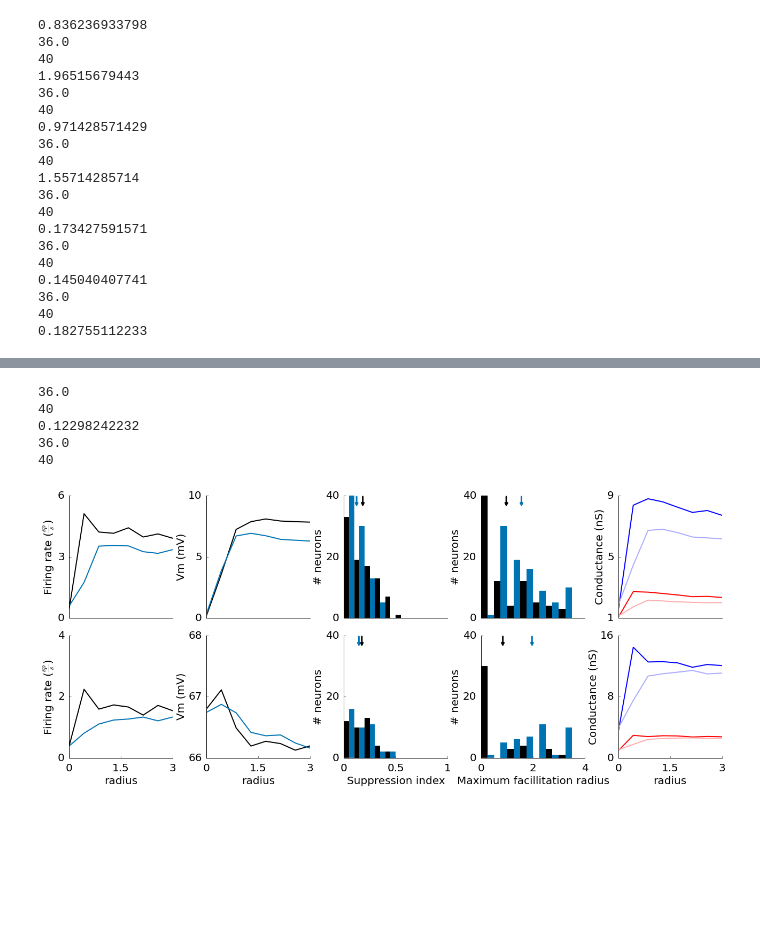
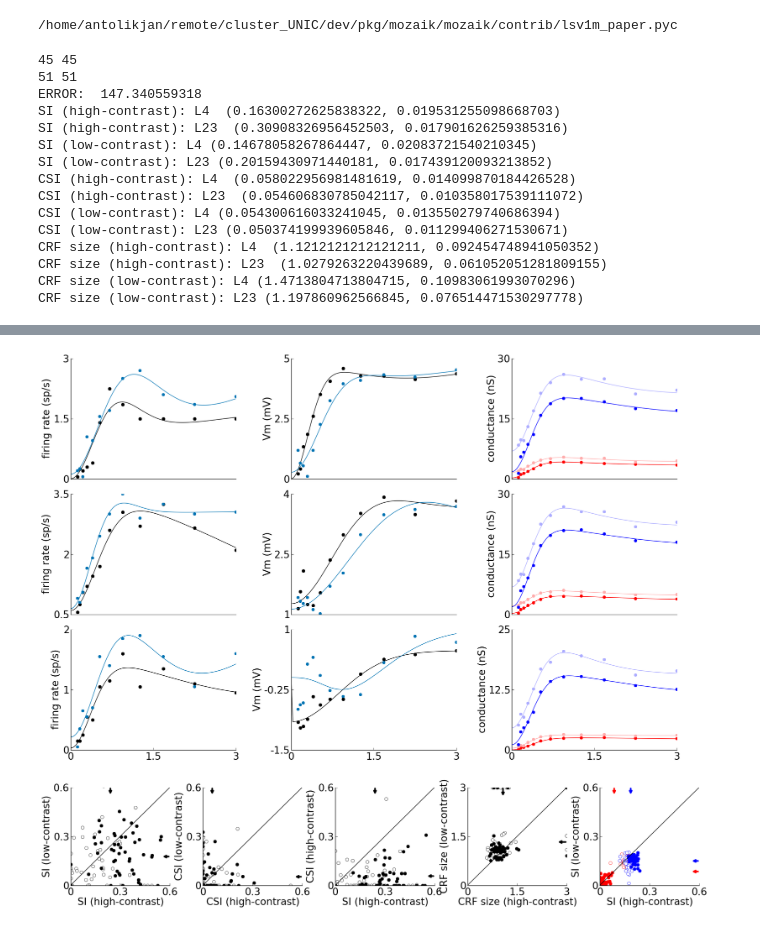
Before and after one commit to antolikjan/notebooks, a Jupyter notebook: size tuning.ipynb, the cells around one changed output, grey strips where cells are left out. Saved outputs shown, nothing was run; the diff lists cells and outputs as text; code cells hidden in the pictures; blank space fills up the shorter version.

```diff
--- a/size tuning.ipynb
+++ b/size tuning.ipynb
@@ -4,13 +4,18 @@ import matplotlib.animation
 print matplotlib.animation.writers.list()
 print sys.path
 
-sys.path.insert(0,'/home/jan/cluster/mozaik/')
+sys.path.insert(0,'/home/antolikjan/remote/cluster_UNIC/dev/pkg/mozaik/mozaik/')
+sys.path.insert(0,'/home/antolikjan/remote/cluster_UNIC/dev/pkg/mozaik/mozaik/contrib/')
+sys.path.insert(0,'/home/antolikjan/remote/cluster_UNIC/dev/pkg/mozaik/mozaik/contrib/PushPullCCLISSOMModelSSIzL23')
+
 import numpy
 import mozaik
 from mozaik.controller import run_workflow, setup_logging
 from mozaik.storage.datastore import Hdf5DataStore,PickledDataStore
 from parameters import ParameterSet
 from mozaik.visualization.plotting import *
+
+import lsv1m_paper
 
 from mozaik.analysis.technical import NeuronAnnotationsToPerNeuronValues
 from mozaik.tools.mozaik_parametrized import colapse, colapse_to_dictionary, MozaikParametrized
@@ -19,15 +24,12 @@ from mozaik.analysis.vision import *
 from mozaik.storage.queries import *
 from mozaik.visualization.helper_functions import *
 
-import sys
-sys.path.append('/home/jan/cluster/mozaik/contrib/')
-sys.path.append('/home/jan/cluster/mozaik/contrib/PushPullCCLISSOMModelSSIzL23')
-from analysis_and_visualization import perform_analysis_and_visualization
+#from analysis_and_visualization import perform_analysis_and_visualization
 %matplotlib inline
 
 setup_logging()
 
-data_store = PickledDataStore(load=True,parameters=ParameterSet({'root_directory':'/home/jan/cluster/mozaik/contrib/PushPullCCLISSOMModelSSIzL23/20160621-155005[param_final_l23affor_outK_fastidelay_big.defaults]CombinationParamSearch{13}/SelfSustainedPushPull_ParameterSearch_____arborization_scaler:1.0_num_samples:40_U:0.5_tau_rec:120_K:800_base_weight:0.0014_base_weight:0.0021_inhibitory_connection_ratio:0.65_l23_aff_ratio:0.4_density:800_sx:3500_rand_struct_ratio:0.85_tau_m:13.0','store_stimuli': False}),replace=True)
+data_store = PickledDataStore(load=True,parameters=ParameterSet({'root_directory':'/home/antolikjan/remote/cluster_UNIC/dev/pkg/mozaik/mozaik/contrib/New/20180714-191353[new_std_orf_large.defaults]CombinationParamSearch{13}/SelfSustainedPushPull_ParameterSearch_____sigma:1.2_base_weight:0.0014_size:0.17_K:1000_base_weight:0.0012_sigma:2.0_layer23_aff_ratio:0.25_tau_m:15.0_tau_syn_I:12.0_v_thresh:-54_density:2000_base_weight:0.0027_stdev:2.2','store_stimuli': False}),replace=True)
 
 NeuronAnnotationsToPerNeuronValues(data_store,ParameterSet({})).analyse()
 analog_ids = param_filter_query(data_store,sheet_name="V1_Exc_L4").get_segments()[0].get_stored_esyn_ids()
@@ -79,8 +81,8 @@ spike_ids_inh23 = param_filter_query(data_store,sheet_name="V1_Inh_L2/3").get_se
 l4_exc_or = data_store.get_analysis_result(identifier='PerNeuronValue',value_name = 'LGNAfferentOrientation', sheet_name = 'V1_Exc_L4')[0]
 l23_exc_or = data_store.get_analysis_result(identifier='PerNeuronValue',value_name = 'LGNAfferentOrientation', sheet_name = 'V1_Exc_L2/3')[0]
 
-l4_exc_or_many = numpy.array(spike_ids)[numpy.nonzero(numpy.array([circular_dist(l4_exc_or.get_value_by_id(i),0,numpy.pi)  for i in spike_ids]) < 0.1)[0]]
-l23_exc_or_many = numpy.array(spike_ids23)[numpy.nonzero(numpy.array([circular_dist(l23_exc_or.get_value_by_id(i),0,numpy.pi)  for i in spike_ids23]) < 0.1)[0]]
+l4_exc_or_many = numpy.array(spike_ids)[numpy.nonzero(numpy.array([circular_dist(l4_exc_or.get_value_by_id(i),0,numpy.pi)  for i in spike_ids]) < 0.15)[0]]
+l23_exc_or_many = numpy.array(spike_ids23)[numpy.nonzero(numpy.array([circular_dist(l23_exc_or.get_value_by_id(i),0,numpy.pi)  for i in spike_ids23]) < 0.15)[0]]
 
 
 idx23 = data_store.get_sheet_indexes(sheet_name='V1_Exc_L2/3',neuron_ids=l23_exc_or_many)
@@ -88,10 +90,12 @@ idx4 = data_store.get_sheet_indexes(sheet_name='V1_Exc_L4',neuron_ids=l4_exc_or_
 
 x = data_store.get_neuron_postions()['V1_Exc_L4'][0][idx4]
 y = data_store.get_neuron_postions()['V1_Exc_L4'][1][idx4]
-center4 = l4_exc_or_many[numpy.nonzero(numpy.sqrt(numpy.multiply(x,x)+numpy.multiply(y,y)) < 0.2)[0]]
+center4 = l4_exc_or_many[numpy.nonzero(numpy.sqrt(numpy.multiply(x,x)+numpy.multiply(y,y)) < 0.15)[0]]
+#center4 = l4_exc_or_many[numpy.nonzero(numpy.logical_and(x<0.1 , y<0.1))[0]]
 x = data_store.get_neuron_postions()['V1_Exc_L2/3'][0][idx23]
 y = data_store.get_neuron_postions()['V1_Exc_L2/3'][1][idx23]
-center23 = l23_exc_or_many[numpy.nonzero(numpy.sqrt(numpy.multiply(x,x)+numpy.multiply(y,y)) < 0.2)[0]]
+#center23 = l23_exc_or_many[numpy.nonzero(numpy.logical_and(x<0.1 , y<0.1))[0]]
+center23 = l23_exc_or_many[numpy.nonzero(numpy.sqrt(numpy.multiply(x,x)+numpy.multiply(y,y)) < 0.15)[0]]
 
 analog_center4 = set(center4).intersection(analog_ids)
 analog_center23 = set(center23).intersection(analog_ids23)
@@ -149,24 +379,24 @@ INFO:Mozaik:1.98681650842e-16
+# %%
+print lsv1m_paper.__file__
+# %% [output]
+/home/antolikjan/remote/cluster_UNIC/dev/pkg/mozaik/mozaik/contrib/lsv1m_paper.pyc
 # %%
-from contrib import lsv1m_paper
+import lsv1m_paper
 reload(lsv1m_paper)
-lsv1m_paper.SizeTuningOverview(data_store,ParameterSet({'l4_neurons' : list(center4),'l23_neurons' : list(center23),'l4_neurons_analog' : list(analog_center4),'l23_neurons_analog' : list(analog_center23)}),plot_file_name='SizeTuningOverview.png',fig_param={'dpi' : 300,'figsize': (18,8)}).plot()
+lsv1m_paper.SizeTuningOverviewNew(data_store,ParameterSet({'l4_neurons' : list(center4),'l23_neurons' : list(center23),'l4_neurons_analog' : list(analog_center4),'l23_neurons_analog' : list(analog_center23)}),plot_file_name='SizeTuningOverview.png',fig_param={'dpi' : 100,'figsize': (18,15.6)}).plot()
 # %% [output]
-0.836236933798
-36.0
-40
-1.96515679443
-36.0
-40
-0.971428571429
-36.0
-40
-1.55714285714
-36.0
-40
-0.173427591571
-36.0
-40
-0.145040407741
-36.0
-40
-0.182755112233
+45 45
+51 51
+ERROR:  147.340559318
+SI (high-contrast): L4  (0.16300272625838322, 0.019531255098668703)
+SI (high-contrast): L23  (0.30908326956452503, 0.017901626259385316)
+SI (low-contrast): L4 (0.14678058267864447, 0.02083721540210345)
+SI (low-contrast): L23 (0.20159430971440181, 0.017439120093213852)
+CSI (high-contrast): L4  (0.058022956981481619, 0.014099870184426528)
+CSI (high-contrast): L23  (0.054606830785042117, 0.010358017539111072)
+CSI (low-contrast): L4 (0.054300616033241045, 0.013550279740686394)
+CSI (low-contrast): L23 (0.050374199939605846, 0.011299406271530671)
+CRF size (high-contrast): L4  (1.1212121212121211, 0.092454748941050352)
+CRF size (high-contrast): L23  (1.0279263220439689, 0.061052051281809155)
+CRF size (low-contrast): L4 (1.4713804713804715, 0.10983061993070296)
+CRF size (low-contrast): L23 (1.197860962566845, 0.076514471530297778)
@@ -175,6 +404 @@ SizeTuningOverview plotting took: 24.8259339333seconds
-36.0
-40
-0.12298242232
-36.0
-40
-[figure, old version]
+[figure, new version]
```
Also changed, not shown: parts of 34 cells of this notebook, 13 other files.
